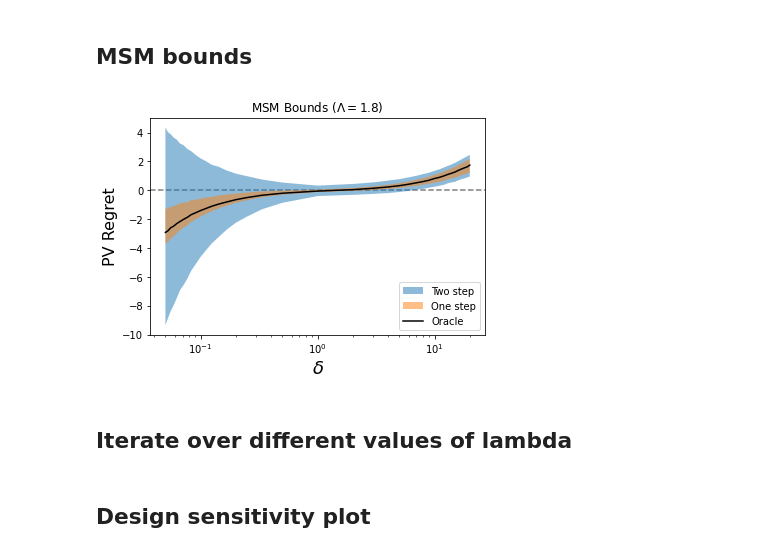
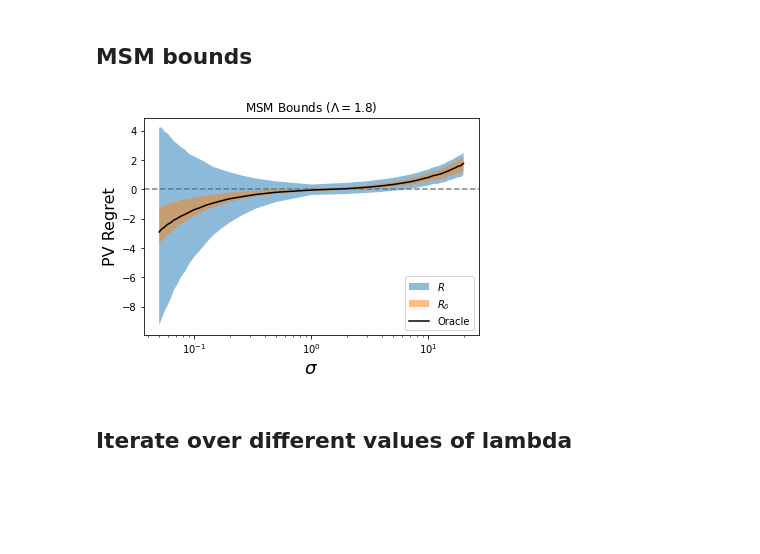
Before and after one commit to lguerdan/policy_comparison_under_confounding, a Jupyter notebook: synthetic_exps.ipynb, the cells around one changed output. Saved outputs shown, nothing was run; the diff lists cells and outputs as text; code cells hidden in the pictures; blank space fills up the shorter version.

Commit message:
WIP multi-assumption regret bound plots

```diff
--- a/synthetic_exps.ipynb
+++ b/synthetic_exps.ipynb
@@ -179,38 +401,38 @@ n_runs = 10
 Lambda = 1.8
 dgp = {
     'N': 15000,
     'nz': nz,
     'beta': 2.5*(1/nz) ,
     'wa': np.array([-1.6, .01, 2, .01]),
     'wd': np.array([-1, 1.7, .01, 1.5, .2, .2]),
     'w_mu1': np.array([.12, .8, .02, .9, .3, .6]),
     'w_mu0': np.array([.33, .05, 1.8, .05, .2, .5]),
     'lambda': 1.8
 }
 
 results = []
 id_strategies=['MSM']
 
 results = pv_simulation(dgp, id_strategies, n_runs)
 crdf = pd.concat(results)
 crdf = crdf[crdf['tag'] == 'Population']
 crdf = crdf.sort_values(by='cost_ratio')
 crdf = crdf.groupby('cost_ratio').mean().reset_index()
 
 plt.axhline(0, color='grey', zorder=1, linestyle='--')
-plt.fill_between(crdf['cost_ratio'], crdf['TS_down'], crdf['TS_up'], alpha=.5, label='Two step')
-plt.fill_between(crdf['cost_ratio'], crdf['OS_down'], crdf['OS_up'], alpha=.5, label='One step')
+plt.fill_between(crdf['cost_ratio'], crdf['TS_down'], crdf['TS_up'], alpha=.5, label='$R$')
+plt.fill_between(crdf['cost_ratio'], crdf['OS_down'], crdf['OS_up'], alpha=.5, label='$R_{\delta}$')
 plt.plot(crdf['cost_ratio'], crdf['R'], color='k', label='Oracle')
 plt.xscale('log',base=10)
 plt.legend(loc='lower right')
 
-plt.xlabel('$\delta$', fontsize=18)
+plt.xlabel('$\sigma$', fontsize=18)
 plt.ylabel('PV Regret', fontsize=16)
 plt.title(f'MSM Bounds ($\Lambda={Lambda}$)')
 plt.savefig('figs/msm_pv_regret.png', dpi=400, bbox_inches='tight')
 # %% [output]
-[figure, old version]
+[figure, new version]
-# %% [markdown]
-## Iterate over different values of lambda
+# %% [markdown]
+## Iterate over different values of lambda
 # %%
 nz = 10
@@ -283,2 +464,0 @@ plt.savefig('figs/pv_lambda_slider.png', dpi=400, bbox_inches='tight')
-# %% [markdown]
-## Design sensitivity plot
```
Also changed, not shown: parts of 37 cells of this notebook, 12 other files.
